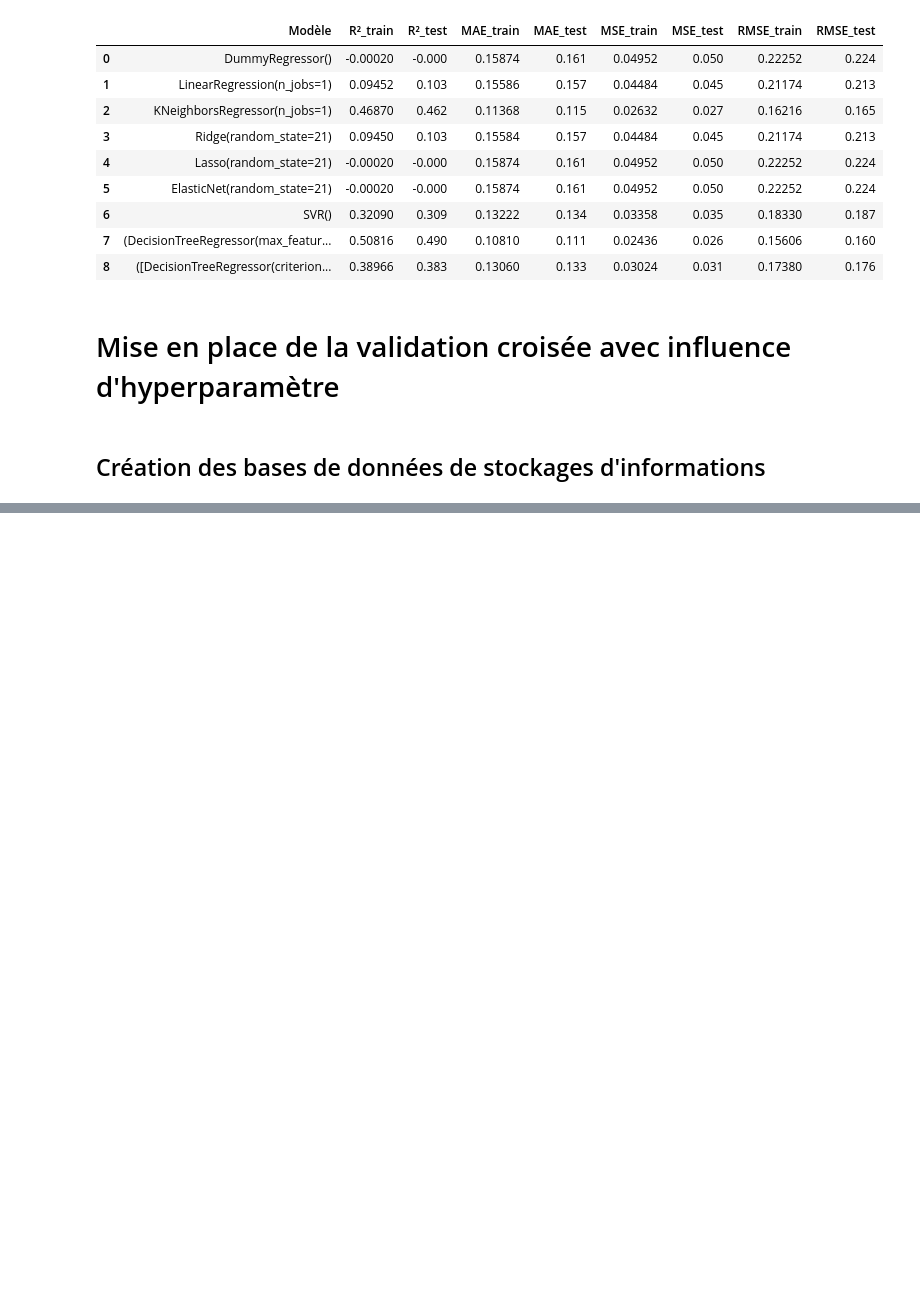
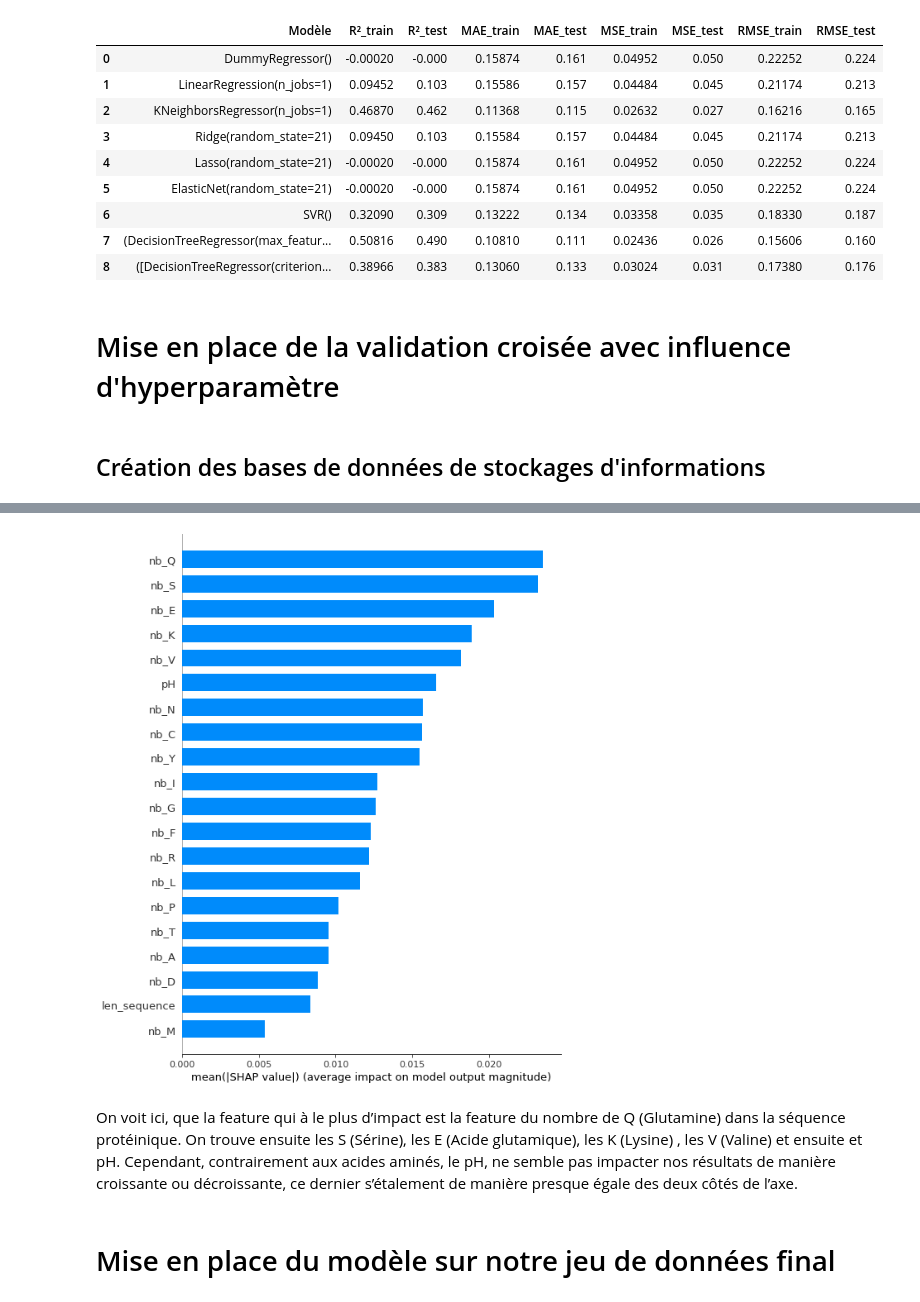
Before and after one commit to Azepel/Prediction-de-la-stabilite-de-differentes-enzymes, a Jupyter notebook: LE_ROSAIRE_1_documentation&code_112022.ipynb, the cells around one changed output, grey strips where cells are left out. Cells and saved outputs as stored; diff of their text form; code cells hidden in the pictures; blank space fills up the shorter version.

```diff
--- a/LE_ROSAIRE_1_documentation&code_112022.ipynb
+++ b/LE_ROSAIRE_1_documentation&code_112022.ipynb
@@ -999,0 +1497,8 @@ Cross_validation
+# %%
+shap.summary_plot(shap_values, xtest_log, plot_type='bar')
+# %% [output]
+[figure, added]
+# %% [markdown]
+On voit ici, que la feature qui à le plus d’impact est la feature du nombre de Q (Glutamine) dans la séquence protéinique. On trouve ensuite les S (Sérine), les E (Acide glutamique), les K (Lysine) , les V (Valine) et ensuite et pH. Cependant, contrairement aux acides aminés, le pH, ne semble pas impacter nos résultats de manière croissante ou décroissante, ce dernier s’étalement de manière presque égale des deux côtés de l’axe.
+# %% [markdown]
+# Mise en place du modèle sur notre jeu de données final
```
Also changed, not shown: parts of 119 cells of this notebook.
